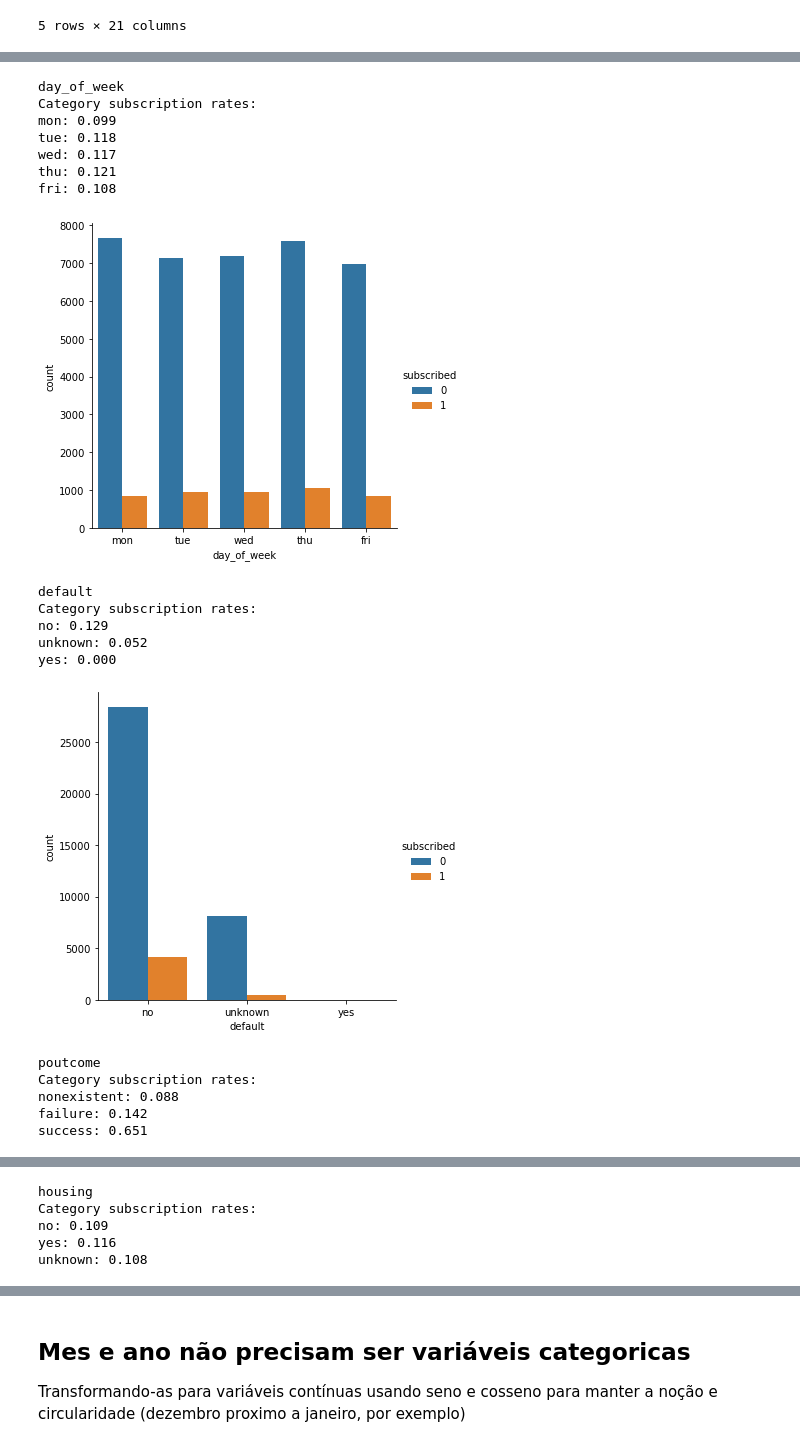
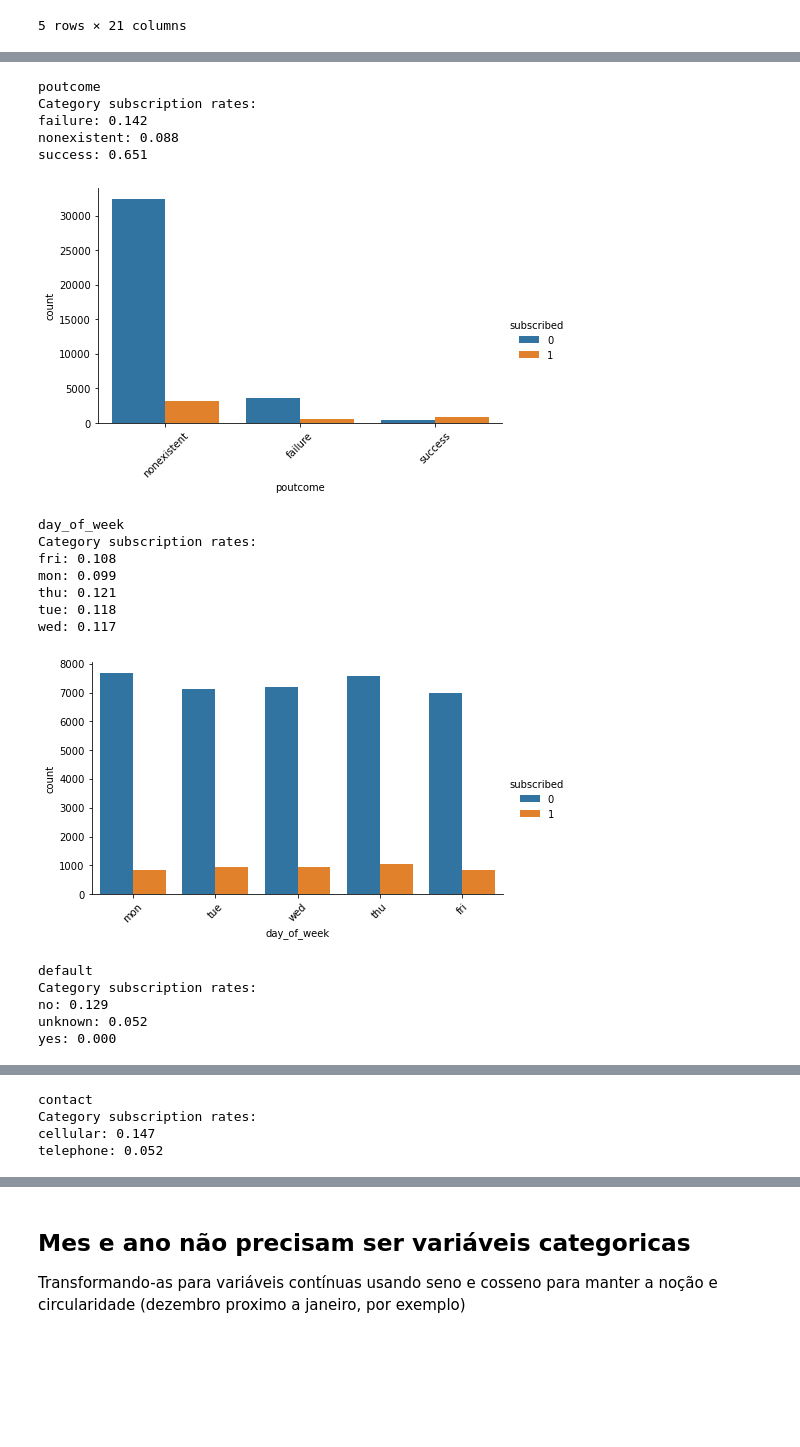
Before and after one commit to danilofrp/inteligencia-computacional-coc786, a Jupyter notebook: src/01_preprocessing.ipynb, the cells around one changed output, grey strips where cells are left out. Saved outputs shown, nothing was run; the diff lists cells and outputs as text; code cells hidden in the pictures; blank space fills up the shorter version.

Commit message:
add images

```diff
--- a/src/01_preprocessing.ipynb
+++ b/src/01_preprocessing.ipynb
@@ -61,34 +81,35 @@ categorical_cols
 # %%
 for col in categorical_cols:
     print(col)
-    categories = df[col].unique()
+    categories = sorted(df[col].unique())
     category_and_outcome_counts = df.groupby([col, target_col]).count().iloc[:, 0]
     category_counts = df.groupby(col).count().iloc[:, 0]
     print("Category subscription rates:")
     for cat in categories:
         try:
             print(f"{cat}: {category_and_outcome_counts.loc[cat].loc[1]/category_counts.loc[cat]:.3f}")
         except KeyError:
             print(f"{cat}: {0.0:.3f}")
-    ax = sns.catplot(x=col, kind="count", hue=target_col, data=df)
+    g = sns.catplot(x=col, kind="count", hue=target_col, data=df, height = 4, aspect = 1.618)
+    plt.xticks(rotation=45)
     plt.show()
 # %% [output]
-day_of_week
+poutcome
 Category subscription rates:
-mon: 0.099
-tue: 0.118
-wed: 0.117
-thu: 0.121
-fri: 0.108
+failure: 0.142
+nonexistent: 0.088
+success: 0.651
-[figure, old version]
+[figure, new version]
-default
+day_of_week
 Category subscription rates:
-no: 0.129
-unknown: 0.052
-yes: 0.000
+fri: 0.108
+mon: 0.099
+thu: 0.121
+tue: 0.118
+wed: 0.117
-[figure, old version]
+[figure, new version]
-poutcome
+default
 Category subscription rates:
-nonexistent: 0.088
-failure: 0.142
-success: 0.651
+no: 0.129
+unknown: 0.052
+yes: 0.000
@@ -122,5 +136,4 @@ illiterate: 0.222
-housing
+contact
 Category subscription rates:
-no: 0.109
-yes: 0.116
-unknown: 0.108
+cellular: 0.147
+telephone: 0.052
```
Also changed, not shown: parts of 5 cells of this notebook, 23 other files.
